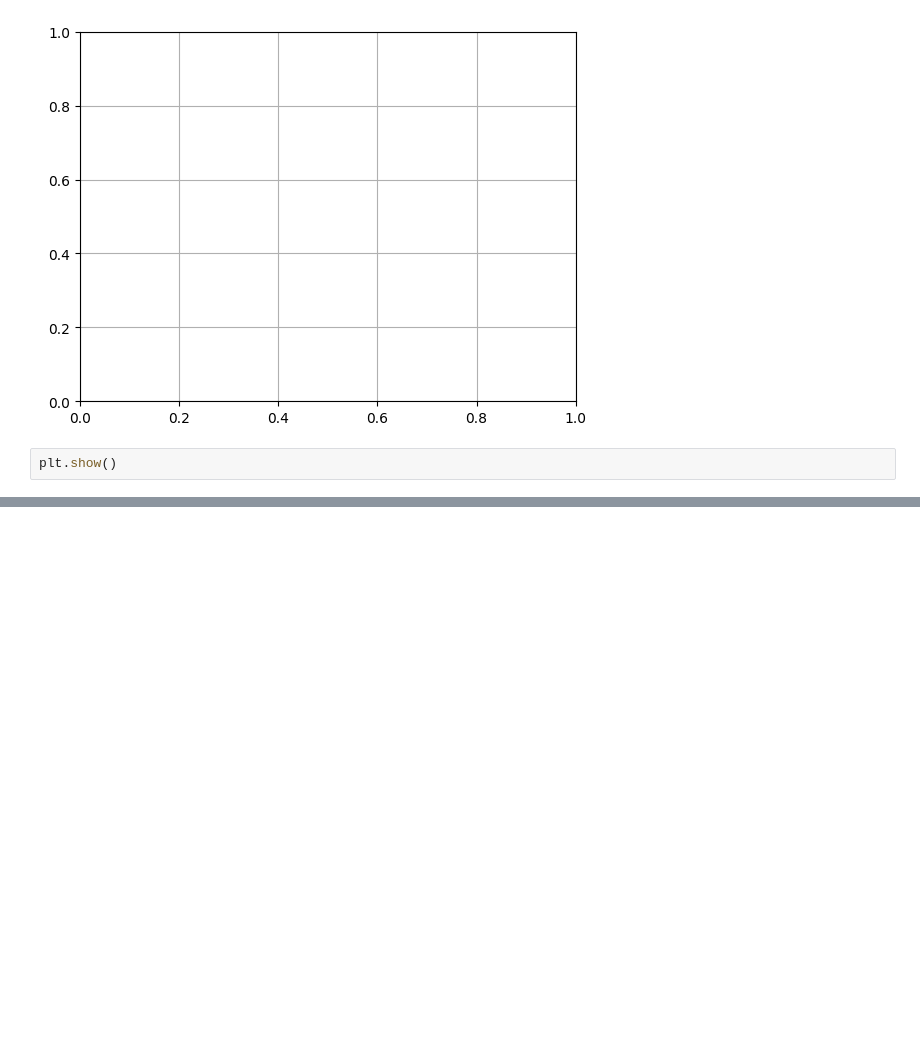
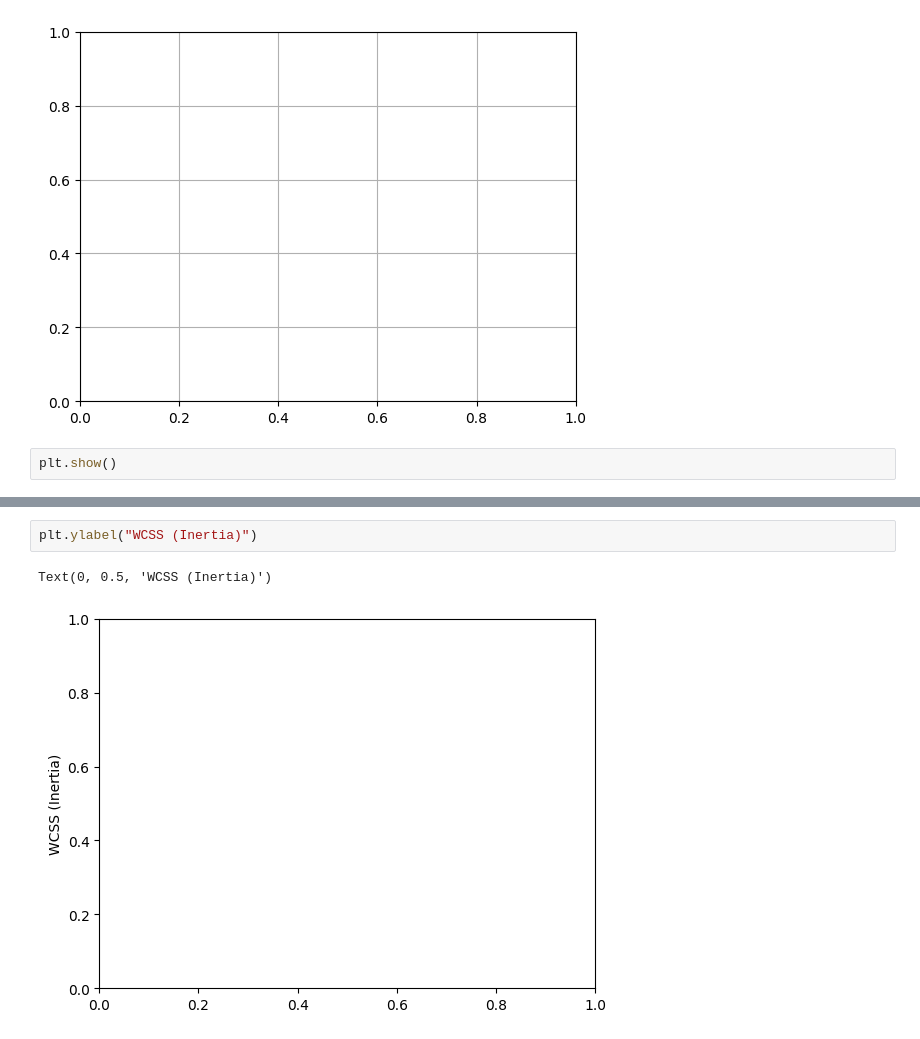
Before and after one commit to Rupasri-555/ML-LAB, a Jupyter notebook: Task_6(1)_In_lab.ipynb, the cells around one changed output, grey strips where cells are left out. Cells and saved outputs as stored; diff of their text form; blank space fills up the shorter version.

```diff
--- a/Task_6(1)_In_lab.ipynb
+++ b/Task_6(1)_In_lab.ipynb
@@ -410,0 +448,5 @@ plt.show()
+# %%
+plt.ylabel("WCSS (Inertia)")
+# %% [output]
+Text(0, 0.5, 'WCSS (Inertia)')
+[figure, added]
```
Also changed, not shown: parts of 74 cells of this notebook.
